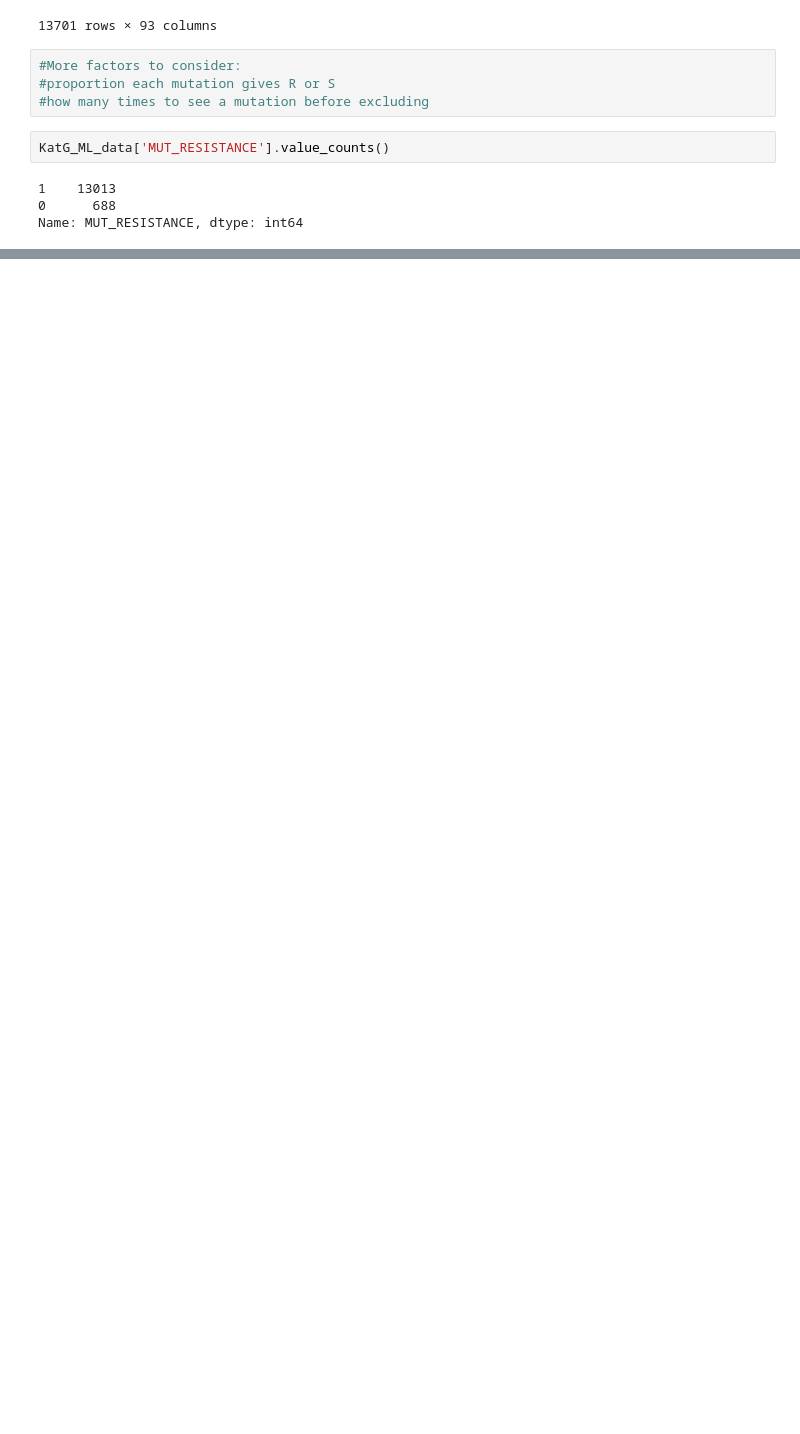
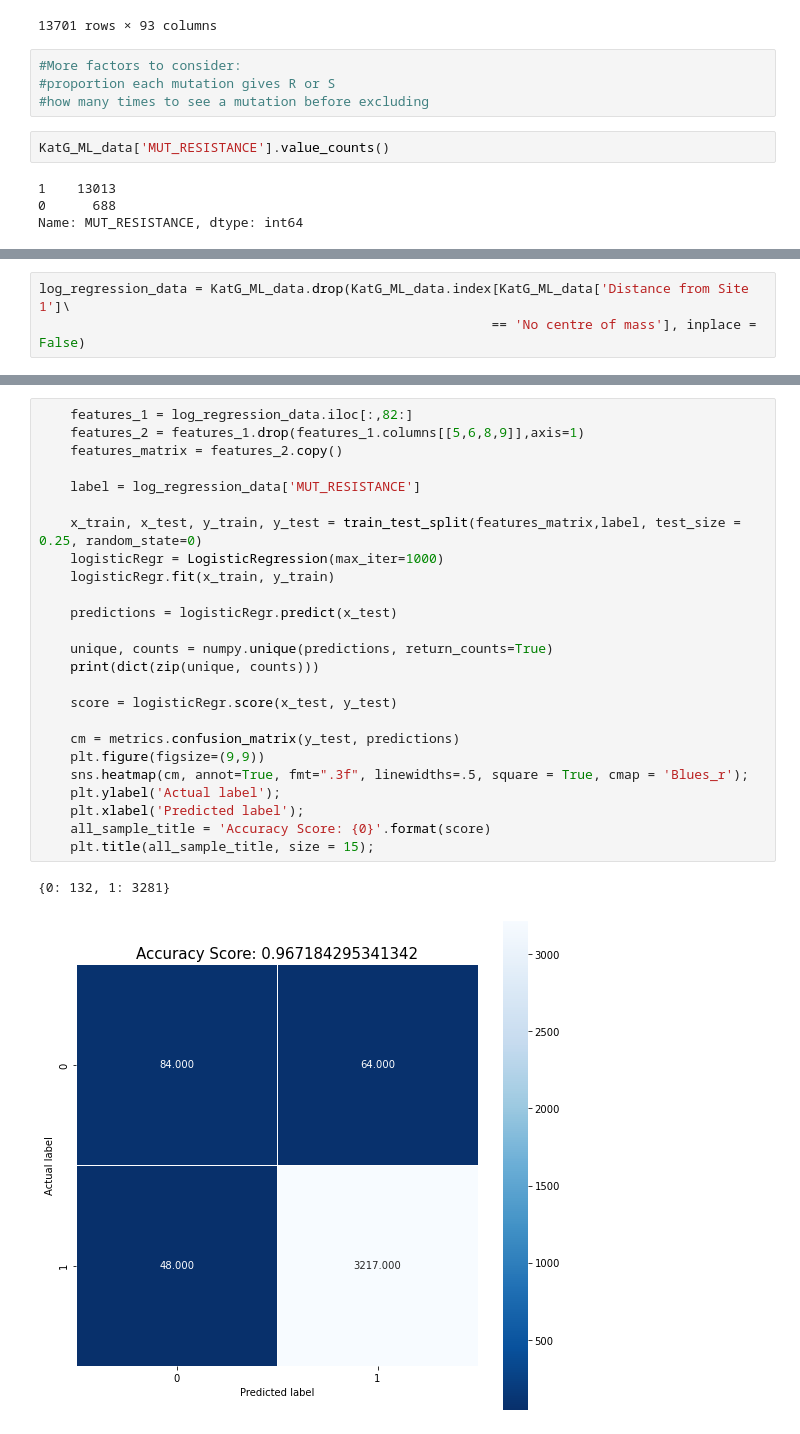
Before and after one commit to fowler-lab/Inh_resistance, a Jupyter notebook: CRyPTIC_KatG.ipynb, the cells around one changed output, grey strips where cells are left out. Drawn from its saved outputs; the diff is of its cells as text; blank space fills up the shorter version.

Commit message:
logistic regression model complete but poor due to R/S ratio

```diff
--- a/CRyPTIC_KatG.ipynb
+++ b/CRyPTIC_KatG.ipynb
@@ -575,0 +592,3 @@ Dylan tried 4 dif algorithms, called them direct and indirect method, random for
+# %%
+log_regression_data = KatG_ML_data.drop(KatG_ML_data.index[KatG_ML_data['Distance from Site 1']\
+                                                          == 'No centre of mass'], inplace = False)
@@ -575,0 +643,28 @@ Dylan tried 4 dif algorithms, called them direct and indirect method, random for
+# %%
+    features_1 = log_regression_data.iloc[:,82:]
+    features_2 = features_1.drop(features_1.columns[[5,6,8,9]],axis=1)
+    features_matrix = features_2.copy()
+
+    label = log_regression_data['MUT_RESISTANCE']
+
+    x_train, x_test, y_train, y_test = train_test_split(features_matrix,label, test_size = 0.25, random_state=0)
+    logisticRegr = LogisticRegression(max_iter=1000)
+    logisticRegr.fit(x_train, y_train)
+
+    predictions = logisticRegr.predict(x_test)
+
+    unique, counts = numpy.unique(predictions, return_counts=True)
+    print(dict(zip(unique, counts)))
+
+    score = logisticRegr.score(x_test, y_test)
+
+    cm = metrics.confusion_matrix(y_test, predictions)
+    plt.figure(figsize=(9,9))
+    sns.heatmap(cm, annot=True, fmt=".3f", linewidths=.5, square = True, cmap = 'Blues_r');
+    plt.ylabel('Actual label');
+    plt.xlabel('Predicted label');
+    all_sample_title = 'Accuracy Score: {0}'.format(score)
+    plt.title(all_sample_title, size = 15);
+# %% [output]
+{0: 132, 1: 3281}
+[figure, added]
```
Also changed, not shown: parts of 31 cells of this notebook.
